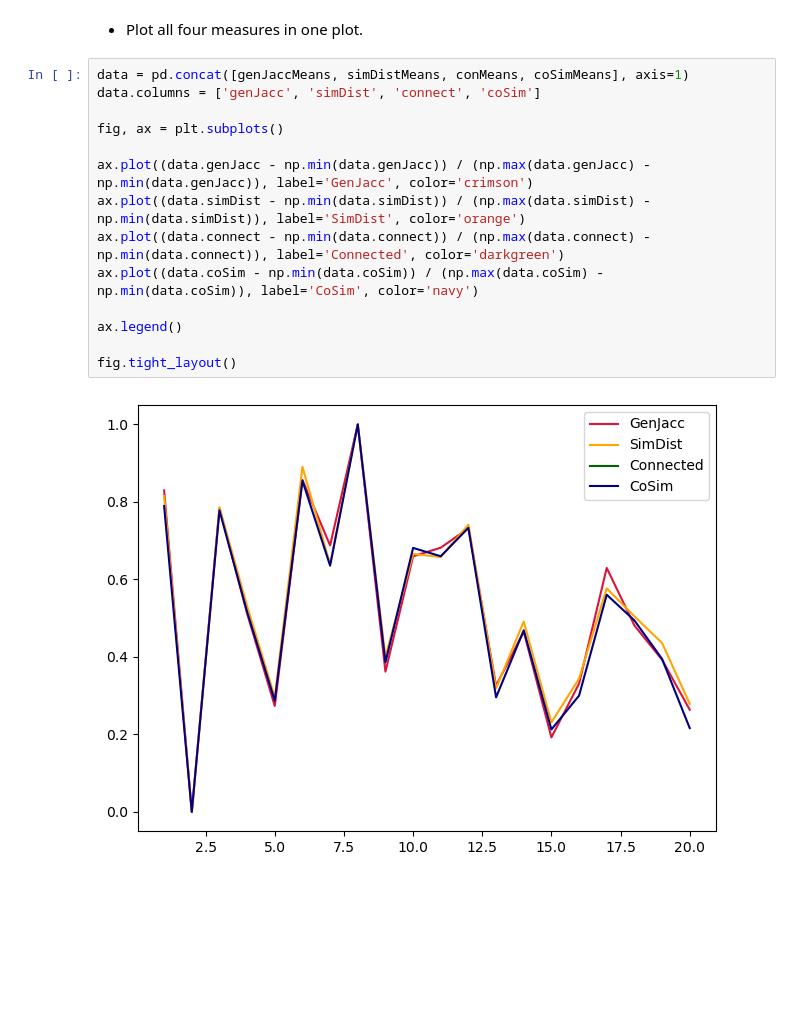
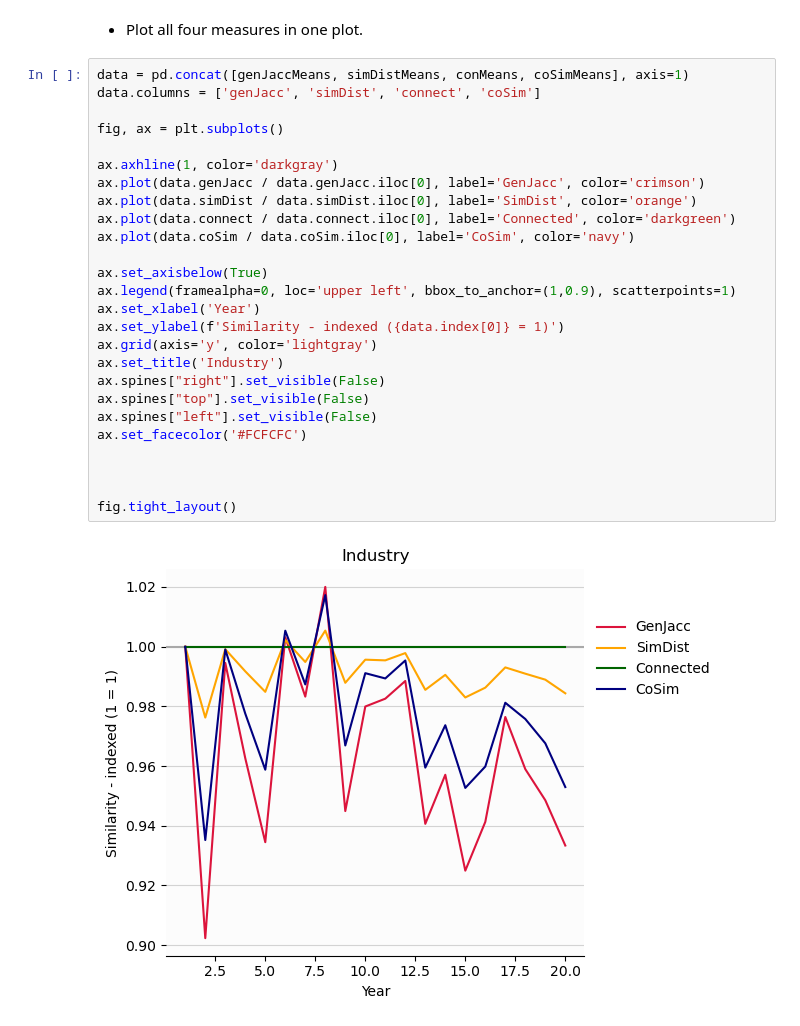
Before and after one commit to zogvc/literature-replications, a Jupyter notebook: similarity_measures.ipynb, the cells around one changed output. Cells and saved outputs as stored; diff of their text form; blank space fills up the shorter version.

```diff
--- a/similarity_measures.ipynb
+++ b/similarity_measures.ipynb
@@ -211,16 +211,28 @@ coSimMeans = pd.DataFrame(coSimMeans, index=T)
 # %%
 data = pd.concat([genJaccMeans, simDistMeans, conMeans, coSimMeans], axis=1)
 data.columns = ['genJacc', 'simDist', 'connect', 'coSim']
 
 fig, ax = plt.subplots()
 
-ax.plot((data.genJacc - np.min(data.genJacc)) / (np.max(data.genJacc) - np.min(data.genJacc)), label='GenJacc', color='crimson')
-ax.plot((data.simDist - np.min(data.simDist)) / (np.max(data.simDist) - np.min(data.simDist)), label='SimDist', color='orange')
-ax.plot((data.connect - np.min(data.connect)) / (np.max(data.connect) - np.min(data.connect)), label='Connected', color='darkgreen')
-ax.plot((data.coSim - np.min(data.coSim)) / (np.max(data.coSim) - np.min(data.coSim)), label='CoSim', color='navy')
+ax.axhline(1, color='darkgray')
+ax.plot(data.genJacc / data.genJacc.iloc[0], label='GenJacc', color='crimson')
+ax.plot(data.simDist / data.simDist.iloc[0], label='SimDist', color='orange')
+ax.plot(data.connect / data.connect.iloc[0], label='Connected', color='darkgreen')
+ax.plot(data.coSim / data.coSim.iloc[0], label='CoSim', color='navy')
 
-ax.legend()
+ax.set_axisbelow(True)
+ax.legend(framealpha=0, loc='upper left', bbox_to_anchor=(1,0.9), scatterpoints=1)
+ax.set_xlabel('Year')
+ax.set_ylabel(f'Similarity - indexed ({data.index[0]} = 1)')
+ax.grid(axis='y', color='lightgray')
+ax.set_title('Industry')
+ax.spines["right"].set_visible(False)
+ax.spines["top"].set_visible(False)
+ax.spines["left"].set_visible(False)
+ax.set_facecolor('#FCFCFC')
+
+
 
 fig.tight_layout()
 # %% [output]
-[figure, old version]
+[figure, new version]
```
Also changed, not shown: parts of 1 cell of this notebook.
